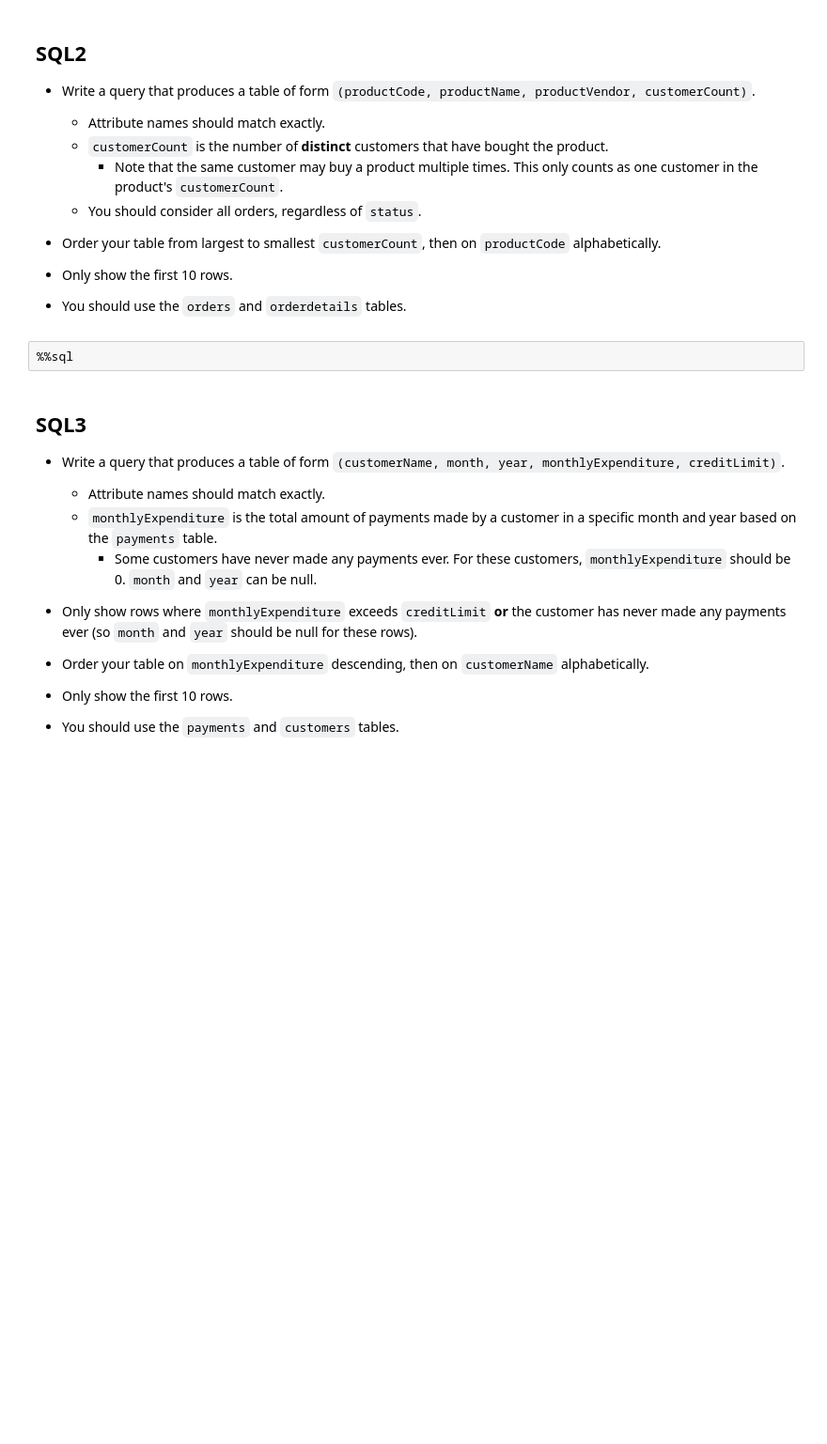
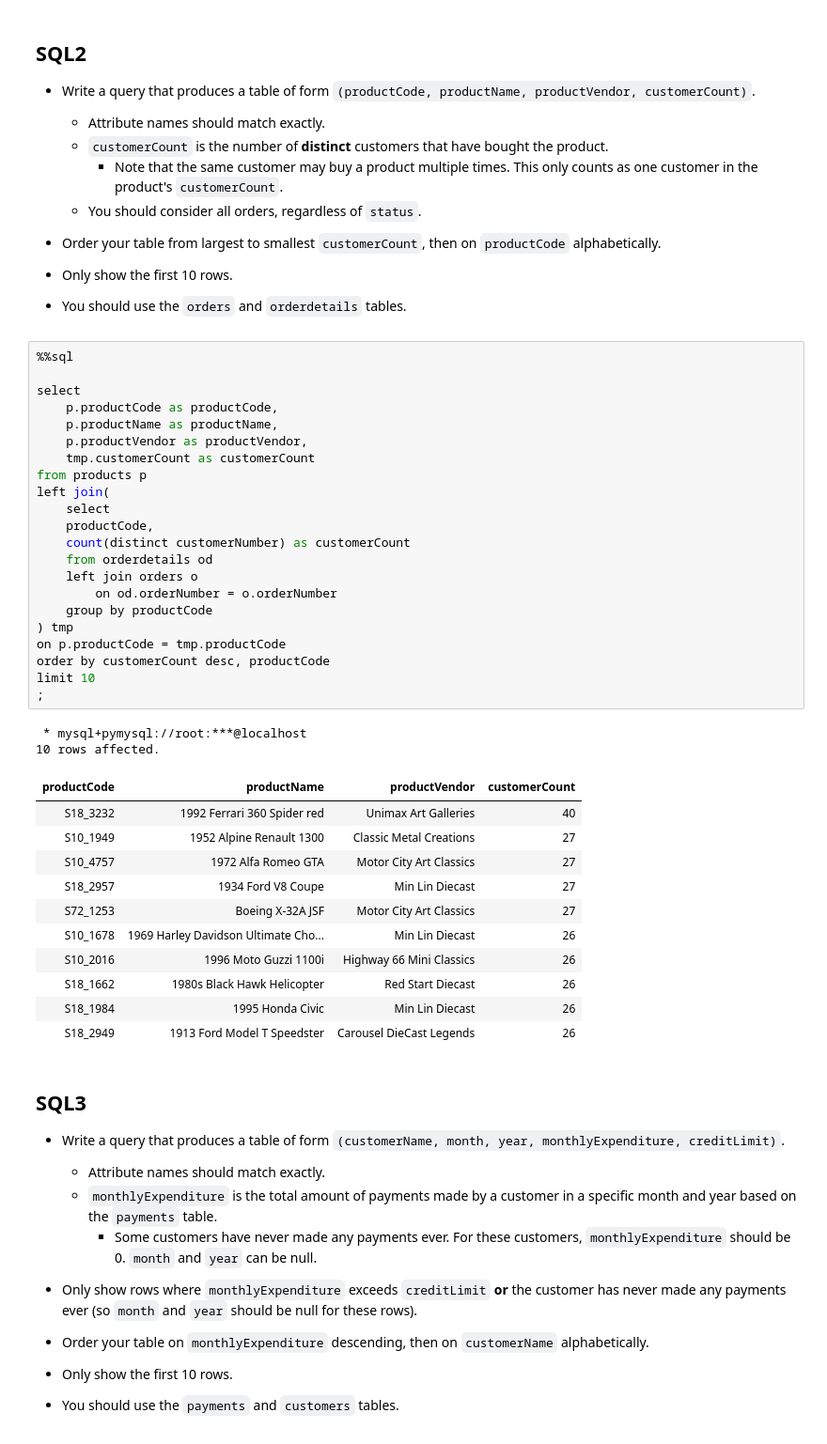
Before and after one commit to zhiyuan0828/W4111-Intro-to-Databases-Spring-2024, a Jupyter notebook: Exams/Midterm/S24-W4111-Midterm.ipynb, the cells around one changed output. Shown: that part at 94% size. Drawn from its saved outputs; the diff is of its cells as text; blank space fills up the shorter version.

```diff
--- a/Exams/Midterm/S24-W4111-Midterm.ipynb
+++ b/Exams/Midterm/S24-W4111-Midterm.ipynb
@@ -929,6 +962,40 @@ order by productName;
 - You should use the `orders` and `orderdetails` tables.
 # %%
 %%sql
+
+select
+    p.productCode as productCode,
+    p.productName as productName,
+    p.productVendor as productVendor,
+    tmp.customerCount as customerCount
+from products p
+left join(
+    select
+    productCode,
+    count(distinct customerNumber) as customerCount
+    from orderdetails od
+    left join orders o
+        on od.orderNumber = o.orderNumber
+    group by productCode
+) tmp
+on p.productCode = tmp.productCode
+order by customerCount desc, productCode
+limit 10
+;
+# %% [output]
+ * mysql+pymysql://root:***@localhost
+10 rows affected.
+| productCode | productName | productVendor | customerCount |
+| S18_3232 | 1992 Ferrari 360 Spider red | Unimax Art Galleries | 40 |
+| S10_1949 | 1952 Alpine Renault 1300 | Classic Metal Creations | 27 |
+| S10_4757 | 1972 Alfa Romeo GTA | Motor City Art Classics | 27 |
+| S18_2957 | 1934 Ford V8 Coupe | Min Lin Diecast | 27 |
+| S72_1253 | Boeing X-32A JSF | Motor City Art Classics | 27 |
+| S10_1678 | 1969 Harley Davidson Ultimate Cho... | Min Lin Diecast | 26 |
+| S10_2016 | 1996 Moto Guzzi 1100i | Highway 66 Mini Classics | 26 |
+| S18_1662 | 1980s Black Hawk Helicopter | Red Start Diecast | 26 |
+| S18_1984 | 1995 Honda Civic | Min Lin Diecast | 26 |
+| S18_2949 | 1913 Ford Model T Speedster | Carousel DieCast Legends | 26 |
 # %% [markdown]
 ## SQL3
 
```
Also changed, not shown: parts of 5 cells of this notebook.
